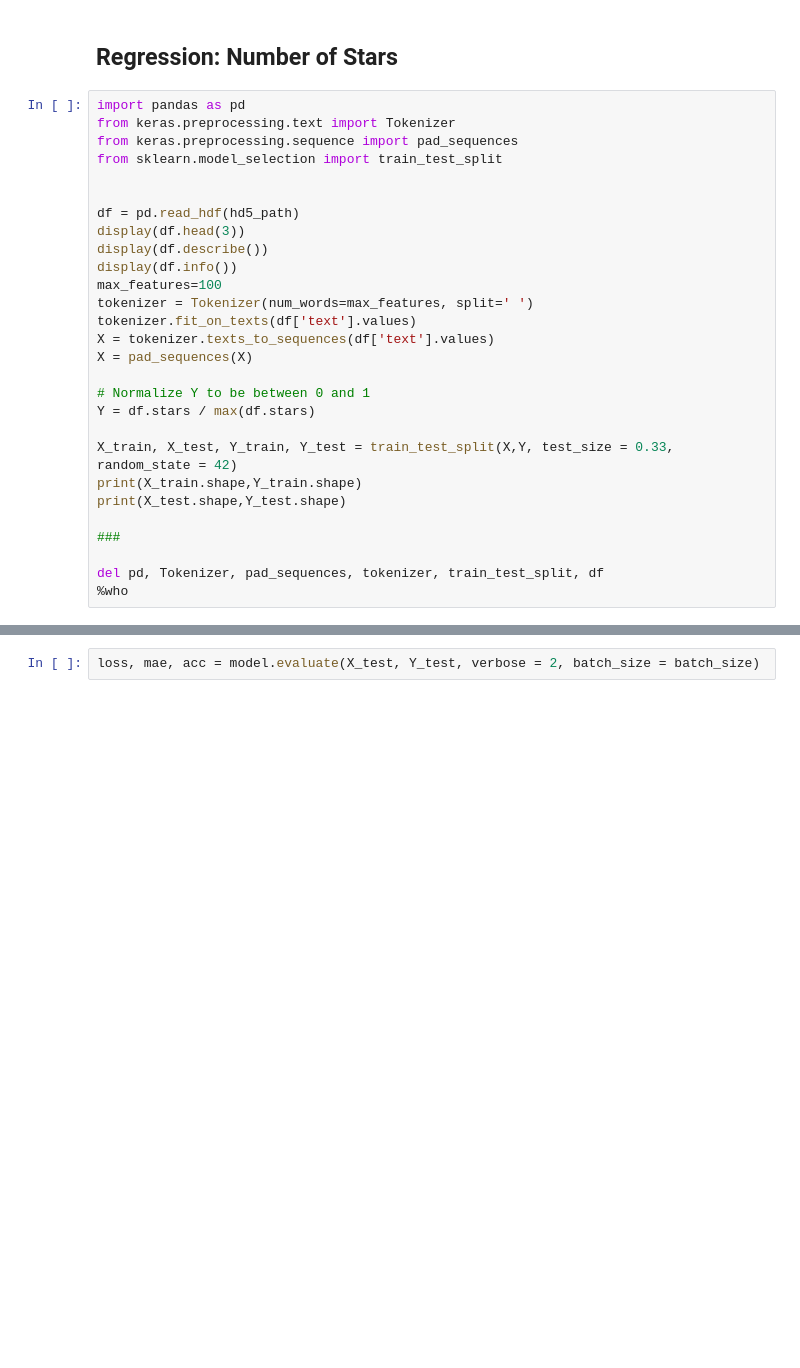
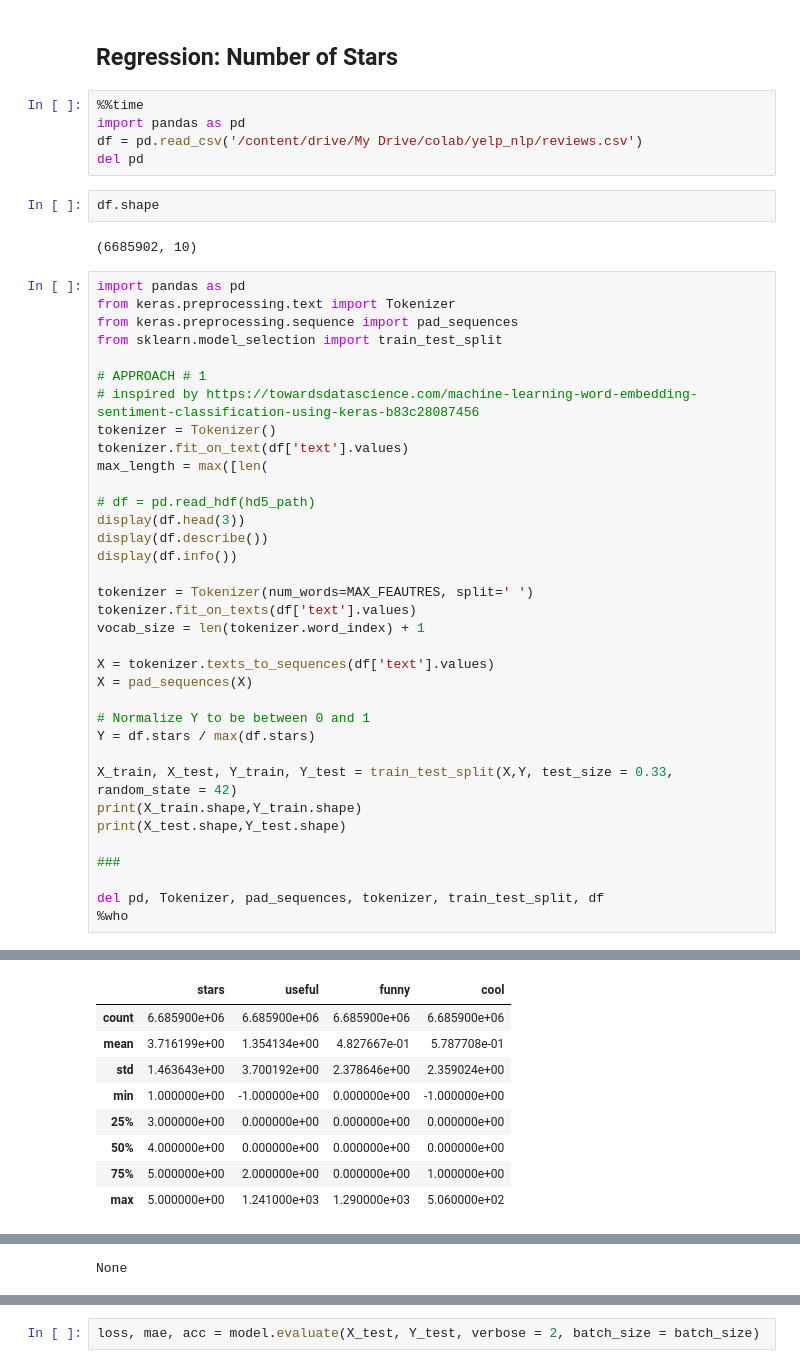
Before and after one commit to will-hill/Yelp_NLP, a Jupyter notebook: 3.Basic_Keras_DL_NLP.ipynb, the cells around one changed output, grey strips where cells are left out. Cells and saved outputs as stored; diff of their text form; blank space fills up the shorter version.

```diff
--- a/3.Basic_Keras_DL_NLP.ipynb
+++ b/3.Basic_Keras_DL_NLP.ipynb
@@ -88,19 +113,35 @@ drive    hd5_path        keras   student
 # %% [markdown]
 ## Regression: Number of Stars
+# %%
+%%time
+import pandas as pd
+df = pd.read_csv('/content/drive/My Drive/colab/yelp_nlp/reviews.csv')
+del pd
+# %%
+df.shape
+# %% [output]
+(6685902, 10)
 # %%
 import pandas as pd
 from keras.preprocessing.text import Tokenizer
 from keras.preprocessing.sequence import pad_sequences
 from sklearn.model_selection import train_test_split
 
+# APPROACH # 1
+# inspired by https://towardsdatascience.com/machine-learning-word-embedding-sentiment-classification-using-keras-b83c28087456
+tokenizer = Tokenizer()
+tokenizer.fit_on_text(df['text'].values)
+max_length = max([len(
 
-df = pd.read_hdf(hd5_path)
+# df = pd.read_hdf(hd5_path)
 display(df.head(3))
 display(df.describe())
 display(df.info())
-max_features=100
-tokenizer = Tokenizer(num_words=max_features, split=' ')
+
+tokenizer = Tokenizer(num_words=MAX_FEAUTRES, split=' ')
 tokenizer.fit_on_texts(df['text'].values)
+vocab_size = len(tokenizer.word_index) + 1
+
 X = tokenizer.texts_to_sequences(df['text'].values)
 X = pad_sequences(X)
 
@@ -118,0 +164,9 @@ del pd, Tokenizer, pad_sequences, tokenizer, train_test_split, df
+|  | stars | useful | funny | cool |
+| count | 6.685900e+06 | 6.685900e+06 | 6.685900e+06 | 6.685900e+06 |
+| mean | 3.716199e+00 | 1.354134e+00 | 4.827667e-01 | 5.787708e-01 |
+| std | 1.463643e+00 | 3.700192e+00 | 2.378646e+00 | 2.359024e+00 |
+| min | 1.000000e+00 | -1.000000e+00 | 0.000000e+00 | -1.000000e+00 |
+| 25% | 3.000000e+00 | 0.000000e+00 | 0.000000e+00 | 0.000000e+00 |
+| 50% | 4.000000e+00 | 0.000000e+00 | 0.000000e+00 | 0.000000e+00 |
+| 75% | 5.000000e+00 | 2.000000e+00 | 0.000000e+00 | 1.000000e+00 |
+| max | 5.000000e+00 | 1.241000e+03 | 1.290000e+03 | 5.060000e+02 |
@@ -120,3 +187,4 @@ FileNotFoundError: ignored
+None
 # %%
 from keras.models import Sequential
 from keras.layers import Dense, Embedding, LSTM, SpatialDropout1D
```
Also changed, not shown: parts of 14 cells of this notebook.
